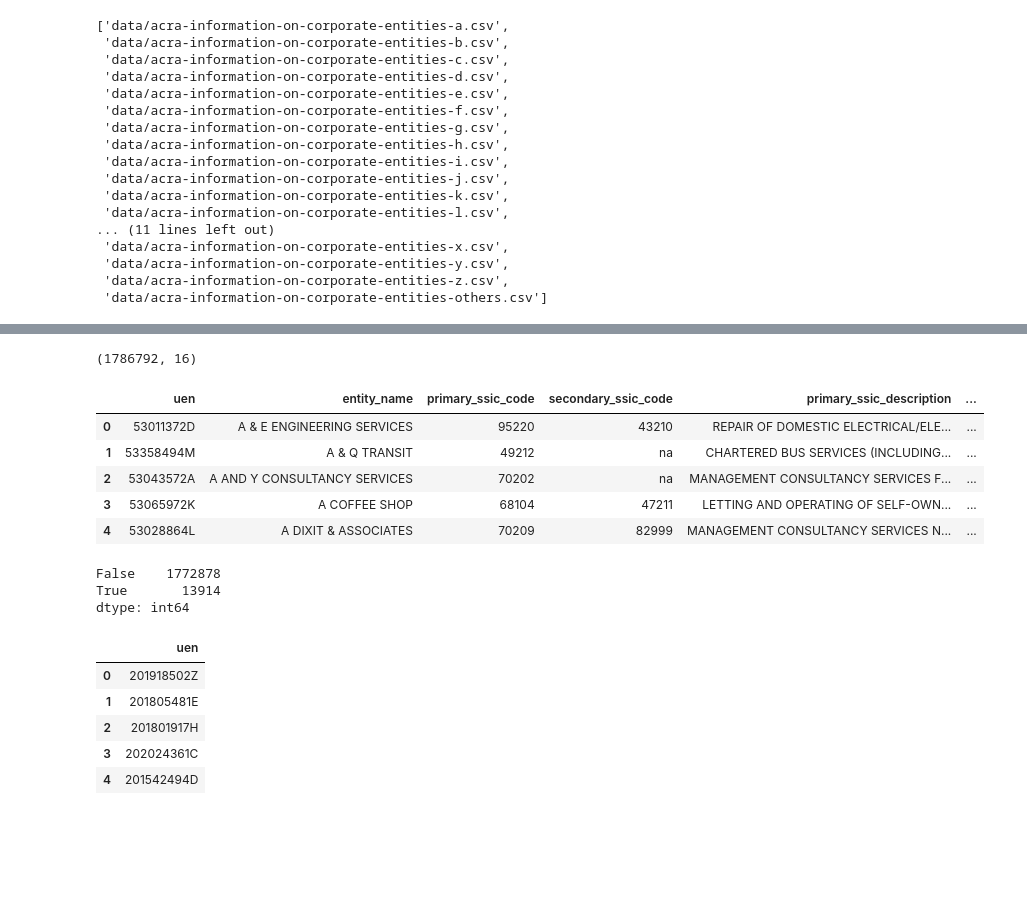
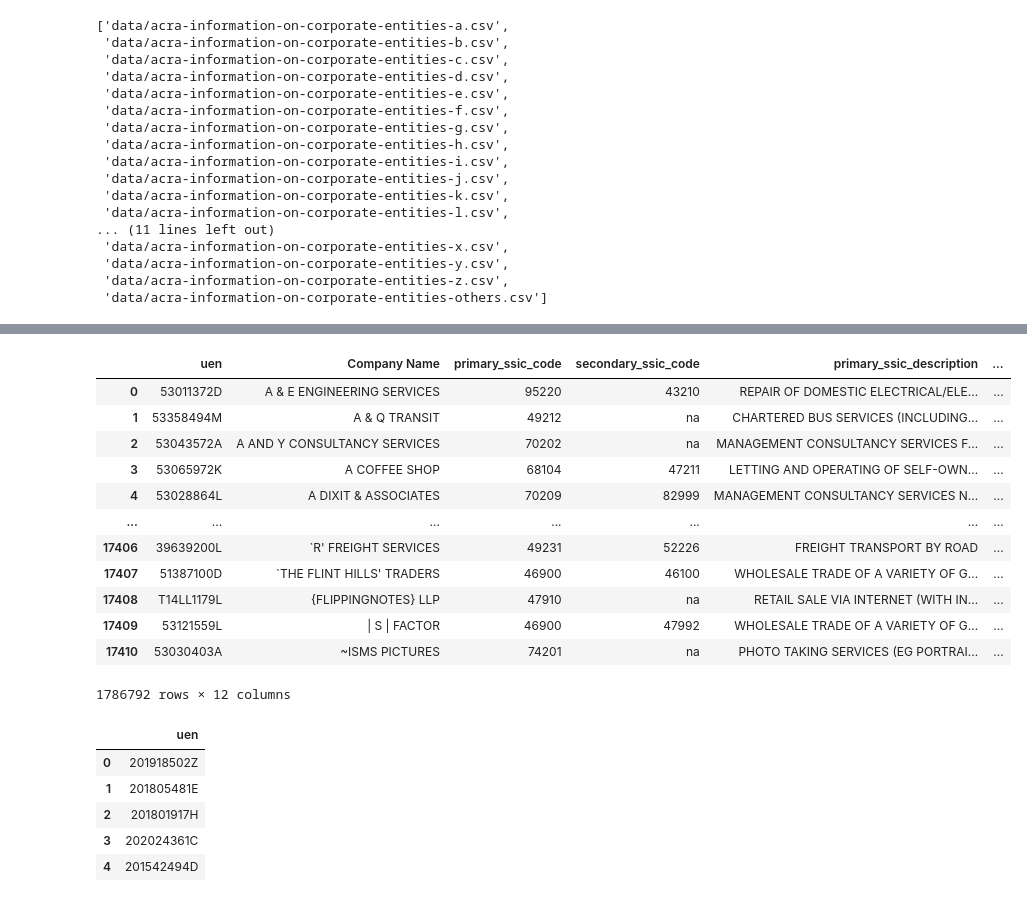
Before and after one commit to Jess-Ong/task1-acra, a Jupyter notebook: task1_script.ipynb, the cells around one changed output, grey strips where cells are left out. Drawn from its saved outputs; the diff is of its cells as text; code cells hidden in the pictures; blank space fills up the shorter version.

```diff
--- a/task1_script.ipynb
+++ b/task1_script.ipynb
@@ -95,0 +96,4 @@ df.shape
+# %%
+#Rename entity_name to Company Name
+df.rename(columns={'entity_name':'Company Name'}, inplace = True)
+df
@@ -96,26 +167,23 @@ df.shape
 # %%
 #Create a new df using selected columns in csv
 
-df_new = df[["uen","entity_name","primary_ssic_code","secondary_ssic_code","primary_ssic_description","secondary_ssic_description","block","street_name","building_name","level_no","unit_no","postal_code","entity_status_description","uen_issue_date","registration_incorporation_date","entity_type_description"]]
+df_new = df[["uen","Company Name","primary_ssic_code","secondary_ssic_code","primary_ssic_description","secondary_ssic_description","finaladdress","entity_status_description","uen_issue_date","registration_incorporation_date","entity_type_description","ACRA Update Date"]]
 
-df_new.shape
+df_new
 # %% [output]
+|  | uen | Company Name | primary_ssic_code | secondary_ssic_code | primary_ssic_description | ... |
+| 0 | 53011372D | A & E ENGINEERING SERVICES | 95220 | 43210 | REPAIR OF DOMESTIC ELECTRICAL/ELE... | ... |
+| 1 | 53358494M | A & Q TRANSIT | 49212 | na | CHARTERED BUS SERVICES (INCLUDING... | ... |
+| 2 | 53043572A | A AND Y CONSULTANCY SERVICES | 70202 | na | MANAGEMENT CONSULTANCY SERVICES F... | ... |
+| 3 | 53065972K | A COFFEE SHOP | 68104 | 47211 | LETTING AND OPERATING OF SELF-OWN... | ... |
+| 4 | 53028864L | A DIXIT & ASSOCIATES | 70209 | 82999 | MANAGEMENT CONSULTANCY SERVICES N... | ... |
+| ... | ... | ... | ... | ... | ... | ... |
+| 17406 | 39639200L | `R' FREIGHT SERVICES | 49231 | 52226 | FREIGHT TRANSPORT BY ROAD | ... |
+| 17407 | 51387100D | `THE FLINT HILLS' TRADERS | 46900 | 46100 | WHOLESALE TRADE OF A VARIETY OF G... | ... |
+| 17408 | T14LL1179L | {FLIPPINGNOTES} LLP | 47910 | na | RETAIL SALE VIA INTERNET (WITH IN... | ... |
+| 17409 | 53121559L | | S | FACTOR | 46900 | 47992 | WHOLESALE TRADE OF A VARIETY OF G... | ... |
+| 17410 | 53030403A | ~ISMS PICTURES | 74201 | na | PHOTO TAKING SERVICES (EG PORTRAI... | ... |
-(1786792, 16)
+1786792 rows × 12 columns
-# %%
-df_new.head(5)
-# %% [output]
-|  | uen | entity_name | primary_ssic_code | secondary_ssic_code | primary_ssic_description | ... |
-| 0 | 53011372D | A & E ENGINEERING SERVICES | 95220 | 43210 | REPAIR OF DOMESTIC ELECTRICAL/ELE... | ... |
-| 1 | 53358494M | A & Q TRANSIT | 49212 | na | CHARTERED BUS SERVICES (INCLUDING... | ... |
-| 2 | 53043572A | A AND Y CONSULTANCY SERVICES | 70202 | na | MANAGEMENT CONSULTANCY SERVICES F... | ... |
-| 3 | 53065972K | A COFFEE SHOP | 68104 | 47211 | LETTING AND OPERATING OF SELF-OWN... | ... |
-| 4 | 53028864L | A DIXIT & ASSOCIATES | 70209 | 82999 | MANAGEMENT CONSULTANCY SERVICES N... | ... |
-# %%
-df_new.duplicated('uen').value_counts()
-# %% [output]
-False    1772878
-True       13914
-dtype: int64
 # %%
 #Read UEN list
 
```
Also changed, not shown: parts of 10 cells of this notebook.
